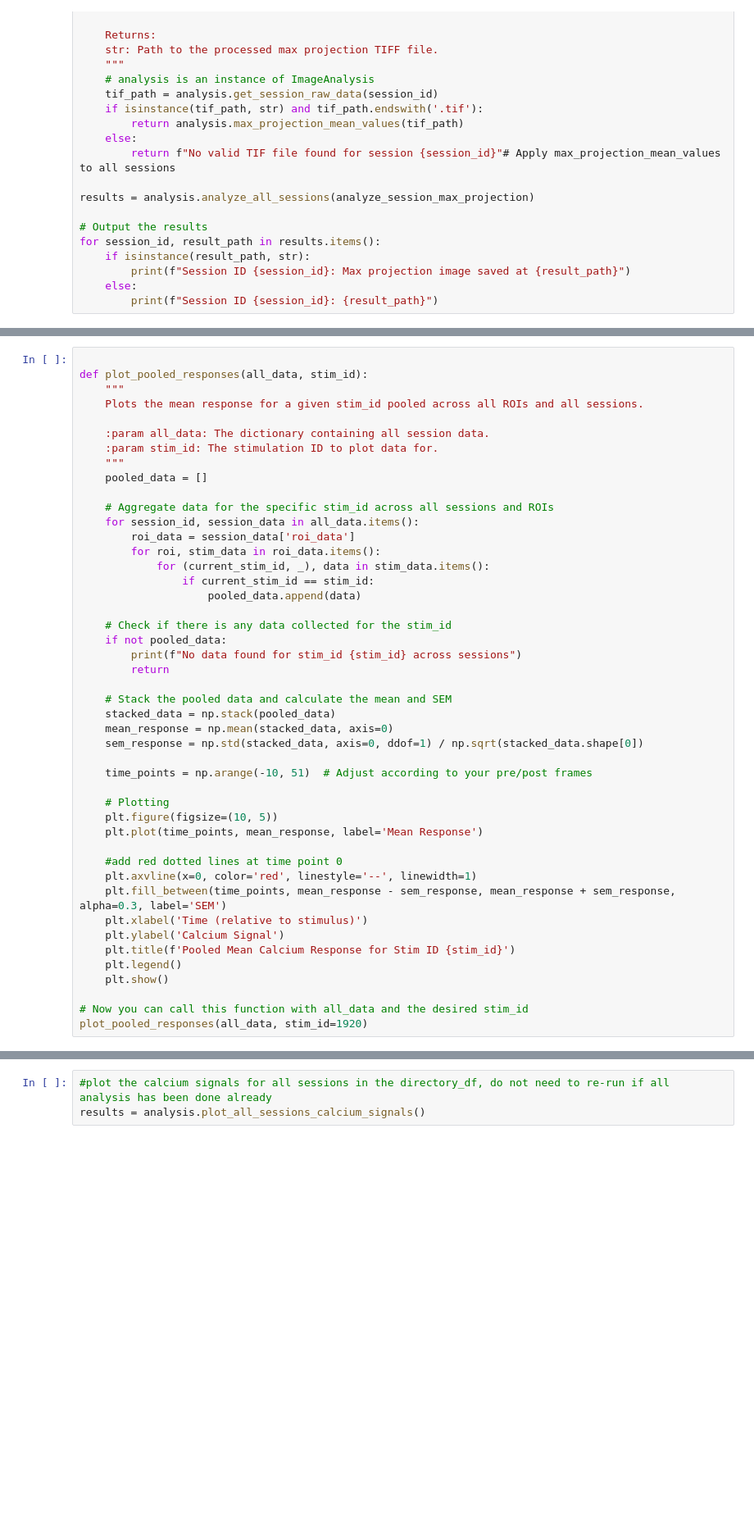
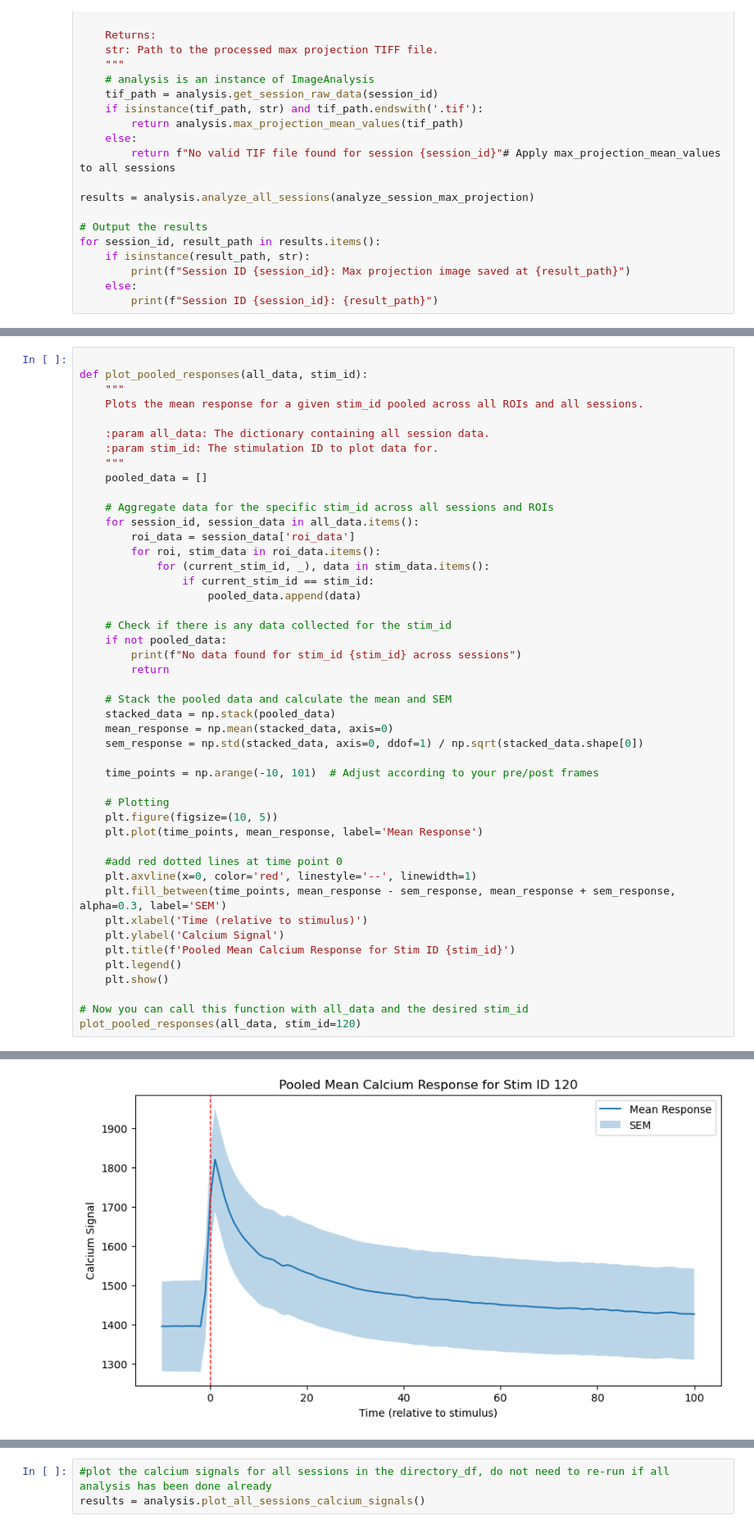
Before and after one commit to ecresp1el/biolumi_calcium_imaging, a Jupyter notebook: notebooks/calcium_imaging_analysis.ipynb, the cells around one changed output, grey strips where cells are left out. Shown at 82% size. Drawn from its saved outputs; the diff is of its cells as text; blank space fills up the shorter version.

```diff
--- a/notebooks/calcium_imaging_analysis.ipynb
+++ b/notebooks/calcium_imaging_analysis.ipynb
@@ -1479,7 +1516,7 @@ def plot_pooled_responses(all_data, stim_id):
     mean_response = np.mean(stacked_data, axis=0)
     sem_response = np.std(stacked_data, axis=0, ddof=1) / np.sqrt(stacked_data.shape[0])
 
-    time_points = np.arange(-10, 51)  # Adjust according to your pre/post frames
+    time_points = np.arange(-10, 101)  # Adjust according to your pre/post frames
 
     # Plotting
     plt.figure(figsize=(10, 5))
@@ -1495,5 +1532,5 @@ def plot_pooled_responses(all_data, stim_id):
     plt.show()
 
 # Now you can call this function with all_data and the desired stim_id
-plot_pooled_responses(all_data, stim_id=1920)
+plot_pooled_responses(all_data, stim_id=120)
 # %% [output]
@@ -1501,3 +1537,4 @@ No data found for stim_id 1920 across sessions
+[figure, added]
 # %%
 def plot_mean_response(roi_data, stim_id=12):
     selected_data = {}
```
Also changed, not shown: parts of 27 cells of this notebook.
